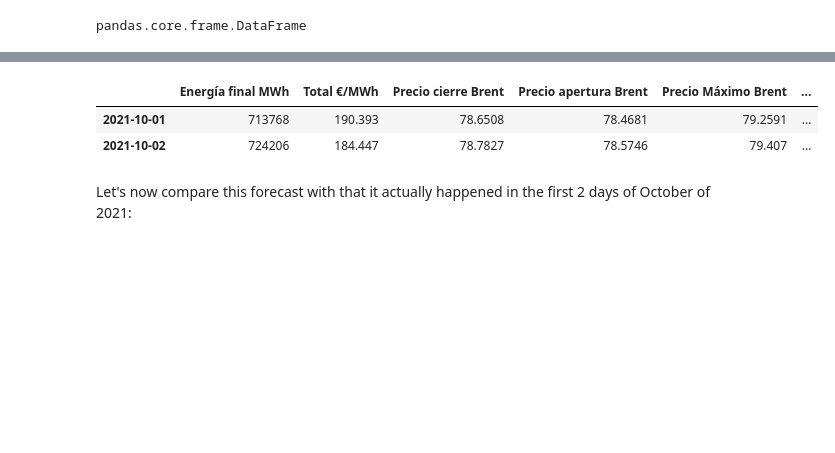
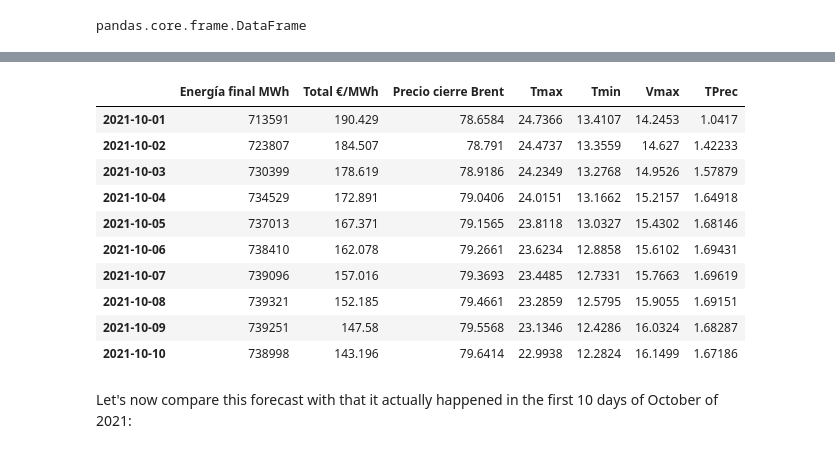
Before and after one commit to PaulaCervilla/Electricity-prices-predictions-in-Spain---Data-Science-TFM, a Jupyter notebook: TFM Precio electricidad - Modelling - 2013-2021.ipynb, the cells around one changed output, grey strips where cells are left out. Saved outputs shown, nothing was run; the diff lists cells and outputs as text; code cells hidden in the pictures; blank space fills up the shorter version.

Commit message:
models 2013-2021 data updated

```diff
--- a/TFM Precio electricidad - Modelling - 2013-2021.ipynb
+++ b/TFM Precio electricidad - Modelling - 2013-2021.ipynb
@@ -154,7 +154,9 @@ q: The size of the moving average window, also called the order of moving averag
 
 models_dataset = electricity_brent_weather.drop(["Day", "Coste s.interrrumpibilidad", "Mercado diario €/MWh",
                                   "Mercado intradiario €/MWh", "Restricciones €/MWh",
-                                  "Procesos OS €/MWh", "Garantía potencia Pagos capacidad €/MWh"], axis = 1)
+                                  "Procesos OS €/MWh", "Garantía potencia Pagos capacidad €/MWh",
+                                  "Precio apertura Brent", "Precio Máximo Brent",
+                                  "Precio mínimo Brent"], axis = 1)
 # %%
 models_dataset
 # %% [output]
@@ -876,7 +899,7 @@ cols = models_dataset.columns
 
 pred = pd.DataFrame(index= test.index,columns=cols)
 
-for j in range(0,10):
+for j in range(0,7):
     for i in range(0, len(prediction_VAR)):
        pred.iloc[i][j] = prediction_VAR[i][j]
 
@@ -920,9 +940,6 @@ pandas.core.frame.DataFrame
 pred['Energía final MWh'] = pred[['Energía final MWh']].apply(pd.to_numeric, downcast="float", errors= "coerce")
 pred['Total €/MWh'] = pred[['Total €/MWh']].apply(pd.to_numeric, downcast="float", errors= "coerce")
 pred['Precio cierre Brent'] = pred[['Precio cierre Brent']].apply(pd.to_numeric, downcast="float", errors= "coerce")
-pred['Precio apertura Brent'] = pred[['Precio apertura Brent']].apply(pd.to_numeric, downcast="float", errors= "coerce")
-pred['Precio Máximo Brent'] = pred[['Precio Máximo Brent']].apply(pd.to_numeric, downcast="float", errors= "coerce")
-pred['Precio mínimo Brent'] = pred[['Precio mínimo Brent']].apply(pd.to_numeric, downcast="float", errors= "coerce")
 pred["Tmax"] = pred[["Tmax"]].apply(pd.to_numeric, downcast="float", errors= "coerce")
 pred["Tmin"] = pred[["Tmin"]].apply(pd.to_numeric, downcast="float", errors= "coerce")
 pred["Vmax"] = pred[["Vmax"]].apply(pd.to_numeric, downcast="float", errors= "coerce")
@@ -1014,8 +1019,8 @@ VAR_loaded.stderr
 # %%
-#predictions for 2 day ahead
+#predictions for 10 day ahead
 
 model_VAR2021 = VAR(endog=models_dataset)
 model_fit_VAR2021 = model_VAR2021.fit()
-yhat = model_fit_VAR2021.forecast(model_fit_VAR2021.y, steps=2)
+yhat = model_fit_VAR2021.forecast(model_fit_VAR2021.y, steps=10)
 print(yhat)
 # %% [output]
@@ -1028,20 +1047,28 @@ print(yhat)
 # %%
 #transforming the predictions into a Dataframe
 
 cols = models_dataset.columns
 
-index = pd.date_range("2021-10-01", periods = 2, freq = "D")
+index = pd.date_range("2021-10-01", periods = 10, freq = "D")
 
 forecast_VAR2021 = pd.DataFrame(index= index,columns=cols)
 
-for j in range(0,10):
+for j in range(0,7):
     for i in range(0, len(yhat)):
        forecast_VAR2021.iloc[i][j] = yhat[i][j]
 
 forecast_VAR2021
 # %% [output]
-|  | Energía final MWh | Total €/MWh | Precio cierre Brent | Precio apertura Brent | Precio Máximo Brent | ... |
-| 2021-10-01 | 713768 | 190.393 | 78.6508 | 78.4681 | 79.2591 | ... |
-| 2021-10-02 | 724206 | 184.447 | 78.7827 | 78.5746 | 79.407 | ... |
+|  | Energía final MWh | Total €/MWh | Precio cierre Brent | Tmax | Tmin | Vmax | TPrec |
+| 2021-10-01 | 713591 | 190.429 | 78.6584 | 24.7366 | 13.4107 | 14.2453 | 1.0417 |
+| 2021-10-02 | 723807 | 184.507 | 78.791 | 24.4737 | 13.3559 | 14.627 | 1.42233 |
+| 2021-10-03 | 730399 | 178.619 | 78.9186 | 24.2349 | 13.2768 | 14.9526 | 1.57879 |
+| 2021-10-04 | 734529 | 172.891 | 79.0406 | 24.0151 | 13.1662 | 15.2157 | 1.64918 |
+| 2021-10-05 | 737013 | 167.371 | 79.1565 | 23.8118 | 13.0327 | 15.4302 | 1.68146 |
+| 2021-10-06 | 738410 | 162.078 | 79.2661 | 23.6234 | 12.8858 | 15.6102 | 1.69431 |
+| 2021-10-07 | 739096 | 157.016 | 79.3693 | 23.4485 | 12.7331 | 15.7663 | 1.69619 |
+| 2021-10-08 | 739321 | 152.185 | 79.4661 | 23.2859 | 12.5795 | 15.9055 | 1.69151 |
+| 2021-10-09 | 739251 | 147.58 | 79.5568 | 23.1346 | 12.4286 | 16.0324 | 1.68287 |
+| 2021-10-10 | 738998 | 143.196 | 79.6414 | 22.9938 | 12.2824 | 16.1499 | 1.67186 |
 # %% [markdown]
-Let's now compare this forecast with that it actually happened in the first 2 days of October of 2021:
+Let's now compare this forecast with that it actually happened in the first 10 days of October of 2021:
```
Also changed, not shown: parts of 27 cells of this notebook.
